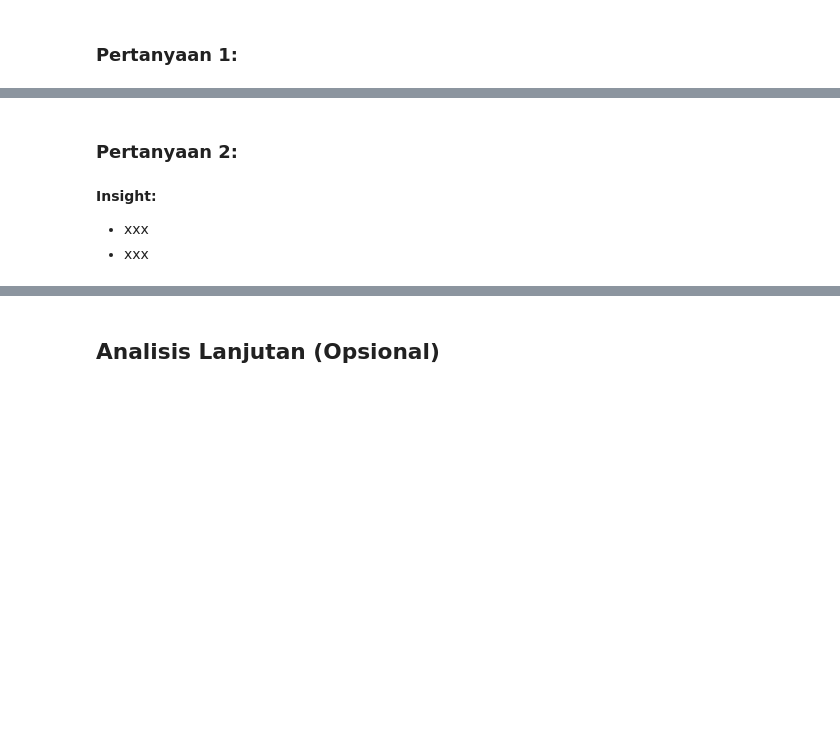
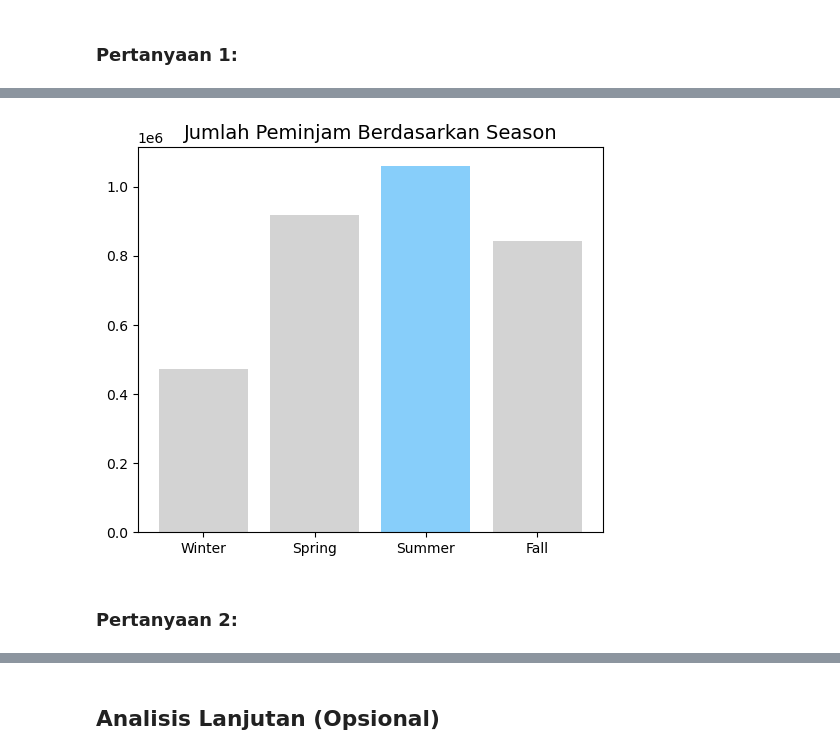
Before and after one commit to DESTYAWANSATRIA/Proyek-Analisis-Data, a Jupyter notebook: notebook.ipynb, the cells around one changed output, grey strips where cells are left out. Cells and saved outputs as stored; diff of their text form; code cells hidden in the pictures; blank space fills up the shorter version.

```diff
--- a/notebook.ipynb
+++ b/notebook.ipynb
@@ -265,0 +241,4 @@ df.head(60)
+# %%
+#Menampilkan jumlah peminjam berdasarkan season
+avg_hourly_borrowers_by_season = hour_df.groupby('season')['cnt'].sum().reset_index()
+print(avg_hourly_borrowers_by_season)
@@ -270,6 +299,15 @@ df.head(60)
+# %%
+# Membuat figure dan plot bar untuk analisis jumlah peminjam tiap season
+plt.figure(figsize=(6, 5))
+plt.bar(avg_hourly_borrowers_by_season['season'], avg_hourly_borrowers_by_season['cnt'],
+        color=["#D3D3D3", "#D3D3D3", "#87CEFA", "#D3D3D3"])
+
+plt.xlabel('', fontsize=12)
+plt.ylabel('', fontsize=12)
+plt.title('Jumlah Peminjam Berdasarkan Season', fontsize=14)
+plt.xticks([1, 2, 3, 4], ['Winter', 'Spring', 'Summer', 'Fall'])
+plt.show()
+# %% [output]
+[figure, added]
 # %% [markdown]
 ### Pertanyaan 2:
-# %% [markdown]
-**Insight:**
-- xxx
-- xxx
```
Also changed, not shown: parts of 32 cells of this notebook.
